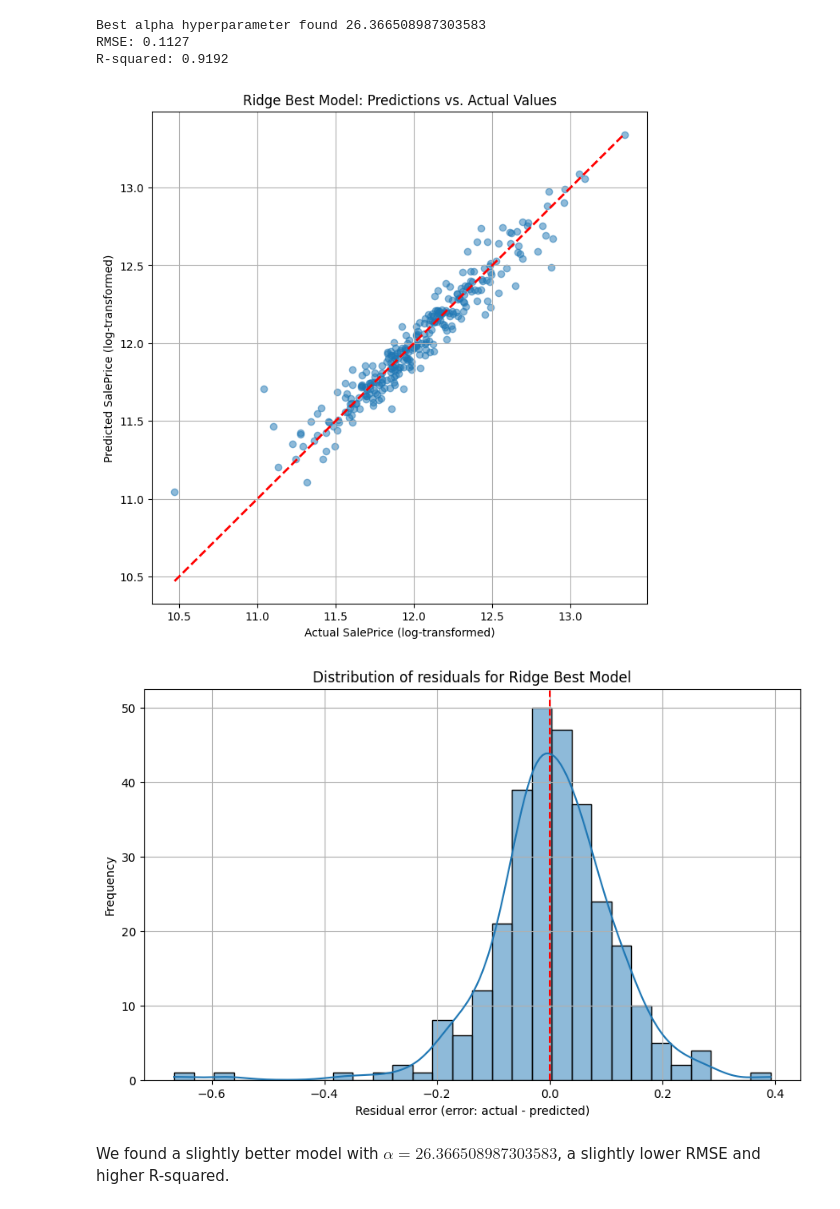
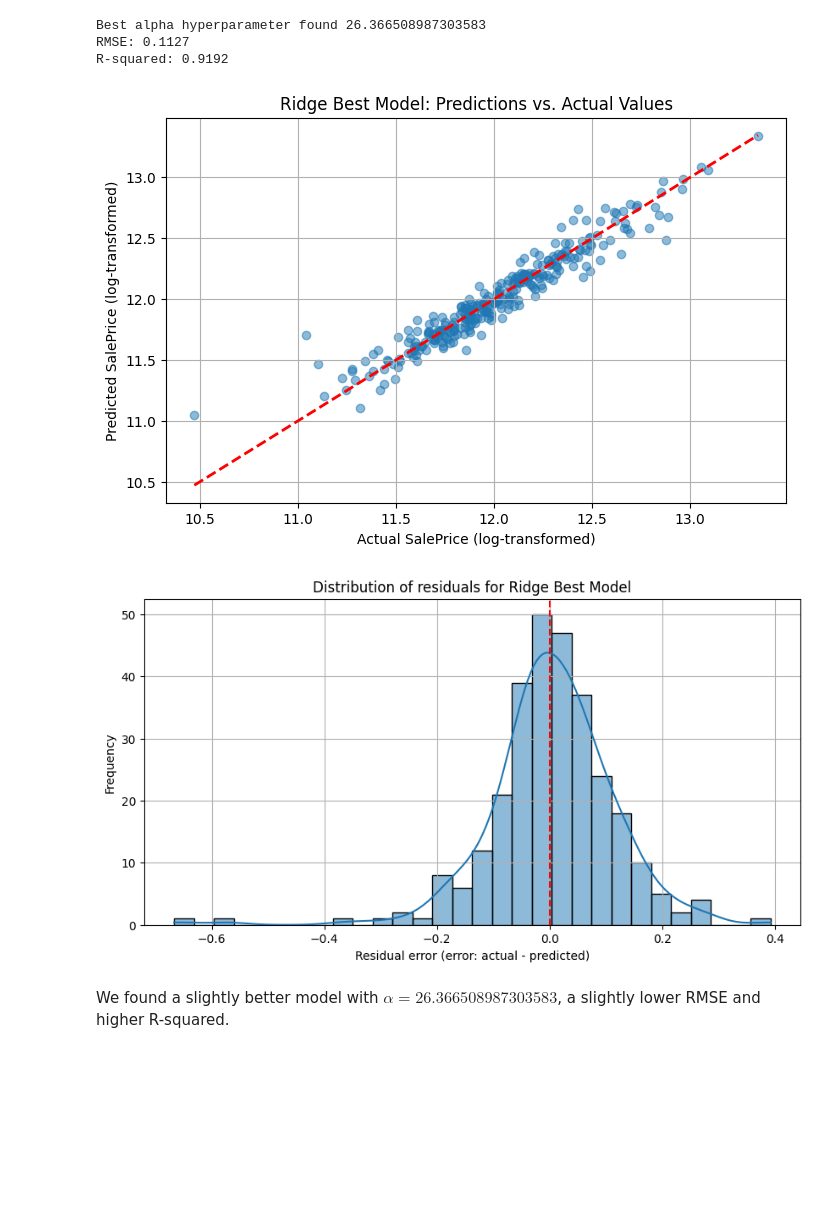
Before and after one commit to ilcors-dev/corsetti-house_prices_advanced_regression_techniques, a Jupyter notebook: challenge/main.ipynb, the cells around one changed output. Saved outputs shown, nothing was run; the diff lists cells and outputs as text; code cells hidden in the pictures; blank space fills up the shorter version.

```diff
--- a/challenge/main.ipynb
+++ b/challenge/main.ipynb
@@ -662,21 +640,21 @@ Best alpha hyperparameter found 26.366508987303583
 RMSE: 0.1127
 R-squared: 0.9192
 # %%
-plt.figure(figsize=(8, 8))
+plt.figure(figsize=(8, 5))
 plt.scatter(y_test, models['ridge_best']['prediction'], alpha=0.5)
 plt.plot([y_test.min(), y_test.max()], [y_test.min(), y_test.max()], 'r--', lw=2) # Perfect prediction line
 
 plt.xlabel("Actual SalePrice (log-transformed)")
 plt.ylabel("Predicted SalePrice (log-transformed)")
 plt.title("Ridge Best Model: Predictions vs. Actual Values")
 plt.grid(True)
 plt.show()
 # %% [output]
-[figure, old version]
+[figure, new version]
 # %%
 models['ridge_best']['residuals'] = y_test - models['ridge_best']['prediction']
 
-plt.figure(figsize=(10, 6))
+plt.figure(figsize=(10, 5))
 sns.histplot(models['ridge_best']['residuals'], bins=30, kde=True)
 
 plt.axvline(x=0, color='r', linestyle='--')
@@ -687,7 +665,7 @@ plt.ylabel("Frequency")
 plt.grid(True)
 plt.show()
 # %% [output]
-[figure, old version]
+[figure, new version]
 # %% [markdown]
 We found a slightly better model with $\alpha=26.366508987303583$, a slightly lower RMSE and higher R-squared.
 # %% [markdown]
```
Also changed, not shown: parts of 23 cells of this notebook, 18 other files.
